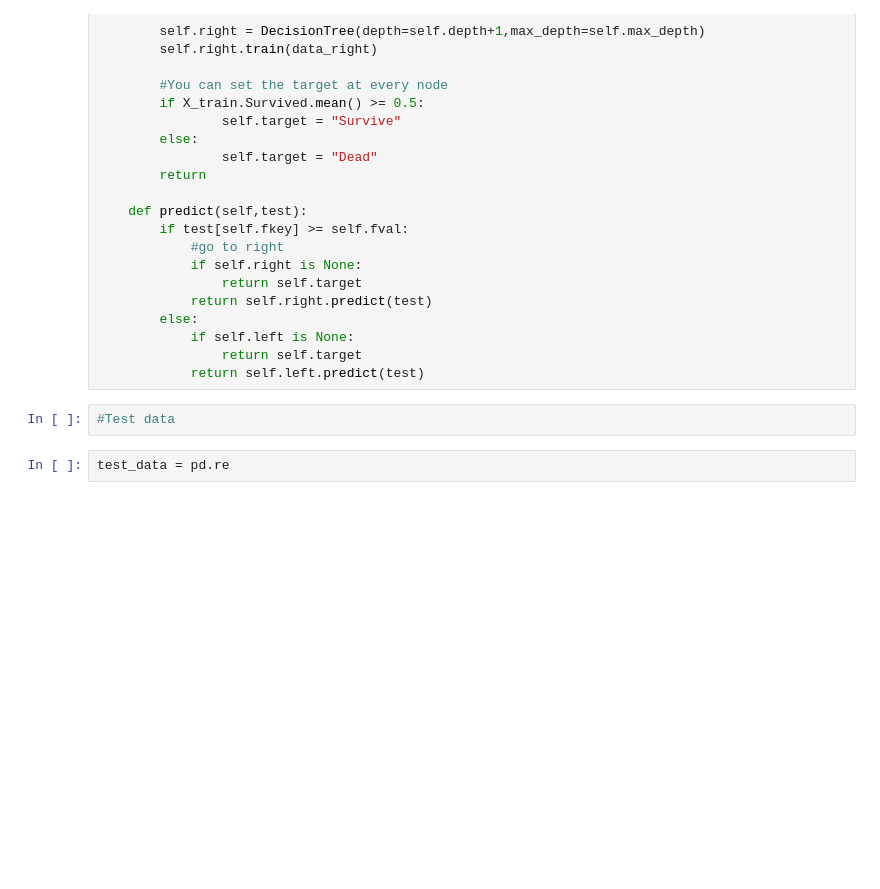
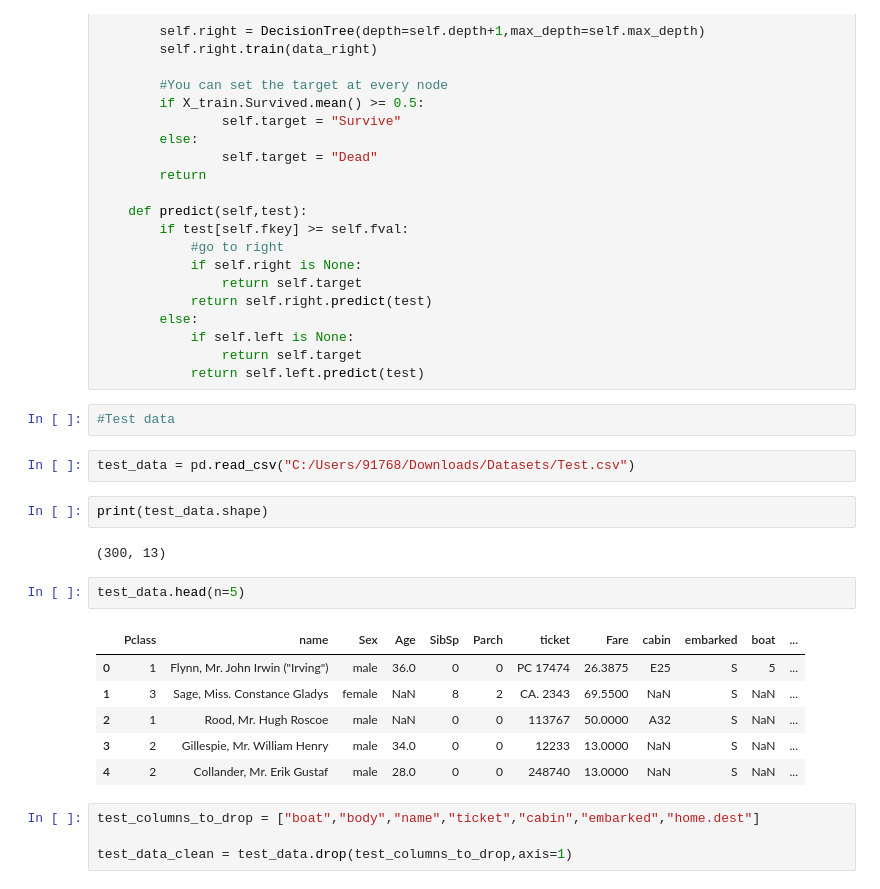
Before and after one commit to satvik1998/Titanic-Survivor-s-Prediction, a Jupyter notebook: Titanic Prediction.ipynb, the cells around one changed output. Drawn from its saved outputs; the diff is of its cells as text; blank space fills up the shorter version.

```diff
--- a/Titanic Prediction.ipynb
+++ b/Titanic Prediction.ipynb
@@ -231,5 +240,22 @@ class DecisionTree:
             return self.left.predict(test)
 # %%
 #Test data
-# %%
-test_data = pd.re
+# %%
+test_data = pd.read_csv("C:/Users/91768/Downloads/Datasets/Test.csv")
+# %%
+print(test_data.shape)
+# %% [output]
+(300, 13)
+# %%
+test_data.head(n=5)
+# %% [output]
+|  | Pclass | name | Sex | Age | SibSp | Parch | ticket | Fare | cabin | embarked | boat | ... |
+| 0 | 1 | Flynn, Mr. John Irwin ("Irving") | male | 36.0 | 0 | 0 | PC 17474 | 26.3875 | E25 | S | 5 | ... |
+| 1 | 3 | Sage, Miss. Constance Gladys | female | NaN | 8 | 2 | CA. 2343 | 69.5500 | NaN | S | NaN | ... |
+| 2 | 1 | Rood, Mr. Hugh Roscoe | male | NaN | 0 | 0 | 113767 | 50.0000 | A32 | S | NaN | ... |
+| 3 | 2 | Gillespie, Mr. William Henry | male | 34.0 | 0 | 0 | 12233 | 13.0000 | NaN | S | NaN | ... |
+| 4 | 2 | Collander, Mr. Erik Gustaf | male | 28.0 | 0 | 0 | 248740 | 13.0000 | NaN | S | NaN | ... |
+# %%
+test_columns_to_drop = ["boat","body","name","ticket","cabin","embarked","home.dest"]
+
+test_data_clean = test_data.drop(test_columns_to_drop,axis=1)
```
Also changed, not shown: parts of 27 cells of this notebook.
